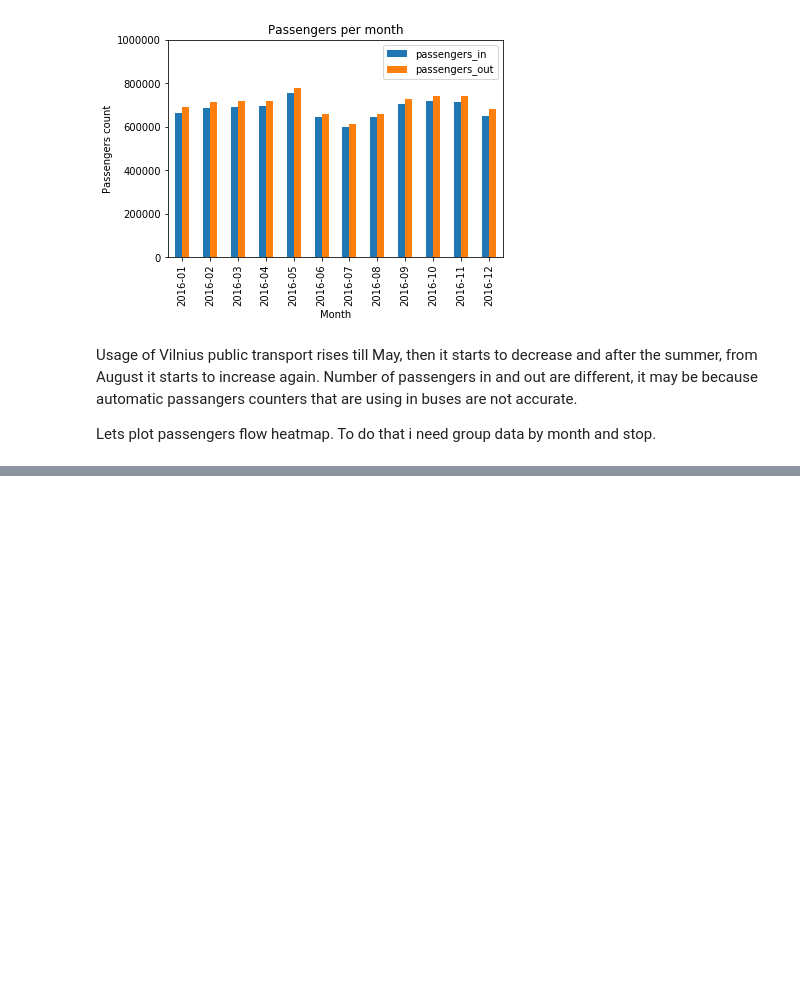
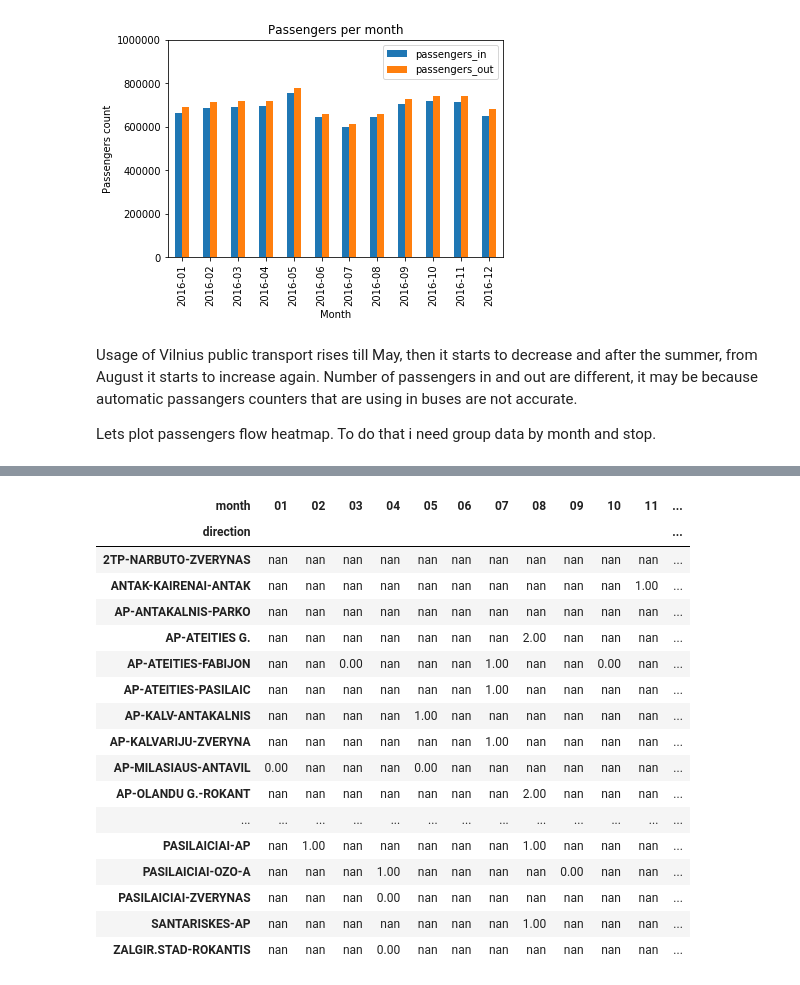
Before and after one commit to tomasrasymas/vilnius-public-transport-passengers-traffic-analysis, a Jupyter notebook: Vilnius public transport passengers traffic.ipynb, the cells around one changed output, grey strips where cells are left out. Saved outputs shown, nothing was run; the diff lists cells and outputs as text; code cells hidden in the pictures; blank space fills up the shorter version.

Commit message:
passengers traffic maps

```diff
--- a/Vilnius public transport passengers traffic.ipynb
+++ b/Vilnius public transport passengers traffic.ipynb
@@ -291,0 +371,26 @@ map_vilnius
+# %%
+popular_in_routes_df = df.groupby([df['datetime'].dt.month, df['direction']])['passengers_in'].sum().reset_index()
+popular_in_routes_df = popular_in_routes_df.rename(columns={'datetime': 'month'})
+popular_in_routes_df = popular_in_routes_df.sort_values(['month', 'passengers_in'], ascending=[True, True])
+popular_in_routes_df = popular_in_routes_df.groupby(popular_in_routes_df['month']).head(5)
+popular_in_routes_df = popular_in_routes_df.pivot(index='direction', columns='month', values='passengers_in')
+display(popular_in_routes_df)
+# %% [output]
+| month | 01 | 02 | 03 | 04 | 05 | 06 | 07 | 08 | 09 | 10 | 11 | ... |
+| direction |  |  |  |  |  |  |  |  |  |  |  | ... |
+| 2TP-NARBUTO-ZVERYNAS | nan | nan | nan | nan | nan | nan | nan | nan | nan | nan | nan | ... |
+| ANTAK-KAIRENAI-ANTAK | nan | nan | nan | nan | nan | nan | nan | nan | nan | nan | 1.00 | ... |
+| AP-ANTAKALNIS-PARKO | nan | nan | nan | nan | nan | nan | nan | nan | nan | nan | nan | ... |
+| AP-ATEITIES G. | nan | nan | nan | nan | nan | nan | nan | 2.00 | nan | nan | nan | ... |
+| AP-ATEITIES-FABIJON | nan | nan | 0.00 | nan | nan | nan | 1.00 | nan | nan | 0.00 | nan | ... |
+| AP-ATEITIES-PASILAIC | nan | nan | nan | nan | nan | nan | 1.00 | nan | nan | nan | nan | ... |
+| AP-KALV-ANTAKALNIS | nan | nan | nan | nan | 1.00 | nan | nan | nan | nan | nan | nan | ... |
+| AP-KALVARIJU-ZVERYNA | nan | nan | nan | nan | nan | nan | 1.00 | nan | nan | nan | nan | ... |
+| AP-MILASIAUS-ANTAVIL | 0.00 | nan | nan | nan | 0.00 | nan | nan | nan | nan | nan | nan | ... |
+| AP-OLANDU G.-ROKANT | nan | nan | nan | nan | nan | nan | nan | 2.00 | nan | nan | nan | ... |
+| ... | ... | ... | ... | ... | ... | ... | ... | ... | ... | ... | ... | ... |
+| PASILAICIAI-AP | nan | 1.00 | nan | nan | nan | nan | nan | 1.00 | nan | nan | nan | ... |
+| PASILAICIAI-OZO-A | nan | nan | nan | 1.00 | nan | nan | nan | nan | 0.00 | nan | nan | ... |
+| PASILAICIAI-ZVERYNAS | nan | nan | nan | 0.00 | nan | nan | nan | nan | nan | nan | nan | ... |
+| SANTARISKES-AP | nan | nan | nan | nan | nan | nan | nan | 1.00 | nan | nan | nan | ... |
+| ZALGIR.STAD-ROKANTIS | nan | nan | nan | 0.00 | nan | nan | nan | nan | nan | nan | nan | ... |
```
Also changed, not shown: parts of 10 cells of this notebook.
